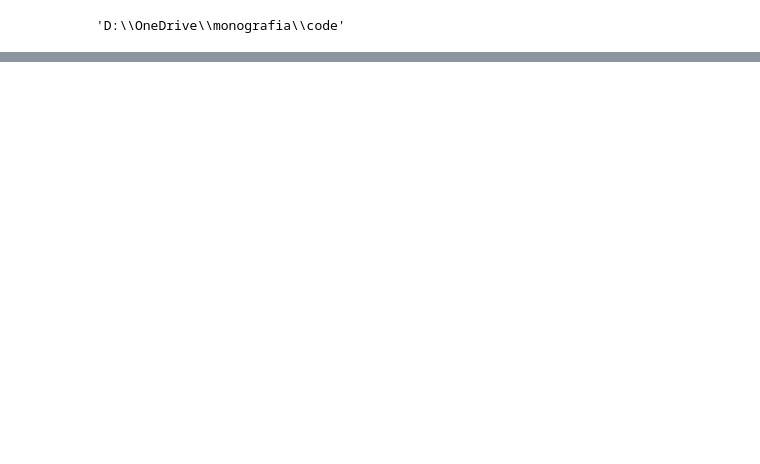
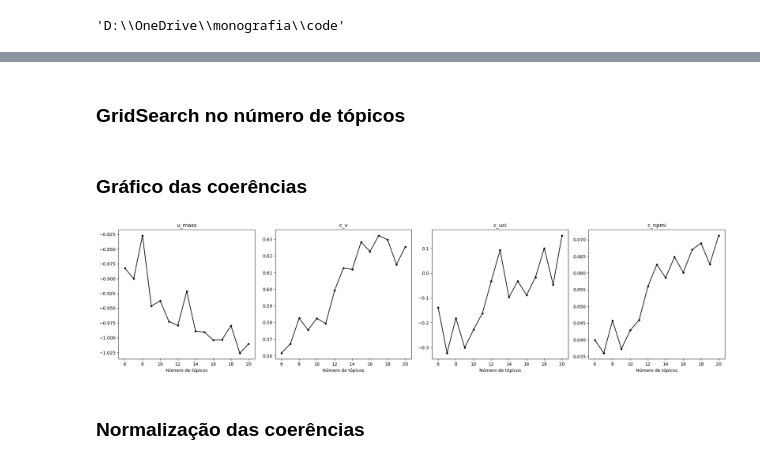
Before and after one commit to ghurone/monografia, a Jupyter notebook: teste_code/analise_dataset.ipynb, the cells around one changed output, grey strips where cells are left out. Saved outputs shown, nothing was run; the diff lists cells and outputs as text; code cells hidden in the pictures; blank space fills up the shorter version.

Commit message:
multiprocessing

```diff
--- a/teste_code/analise_dataset.ipynb
+++ b/teste_code/analise_dataset.ipynb
@@ -175,0 +54,39 @@ Tópico 1 (-0.5190):
+# %%
+lda = ModelLDA(corpus, id2word)
+# %% [markdown]
+### GridSearch no número de tópicos
+# %%
+n_topicos = list(range(6,21))
+with multiprocessing.Pool(processes=8) as pool:
+    modelos = list(tqdm(pool.imap(lda.run, n_topicos), total=len(n_topicos)))
+# %%
+coerencias = {'u_mass': [],
+              'c_v': [],
+              'c_uci': [],
+              'c_npmi': []}
+
+for modelo in tqdm(modelos):
+    for coe in tqdm(coerencias.keys(), leave=False):
+        coerencias[coe].append(calc_coherence(modelo, documentos, dicionario, corpus, coe))
+# %% [markdown]
+### Gráfico das coerências
+# %%
+def plot_coerencias(coerencias):
+    fig, ax = plt.subplots(nrows=1, ncols=len(coerencias), figsize=(5*len(coerencias), 5))
+    for i, k in enumerate(coerencias):
+        y = coerencias[k]
+
+        ax[i].set_title(k)
+        ax[i].set_xlabel('Número de tópicos')
+
+        ax[i].scatter(n_topicos, y, s=12, c='black')
+        ax[i].plot(n_topicos, y, c='black')
+
+    fig.tight_layout()
+    plt.show()
+# %%
+plot_coerencias(coerencias)
+# %% [output]
+[figure, added]
+# %% [markdown]
+### Normalização das coerências
```
Also changed, not shown: parts of 35 cells of this notebook, 2 other files.
